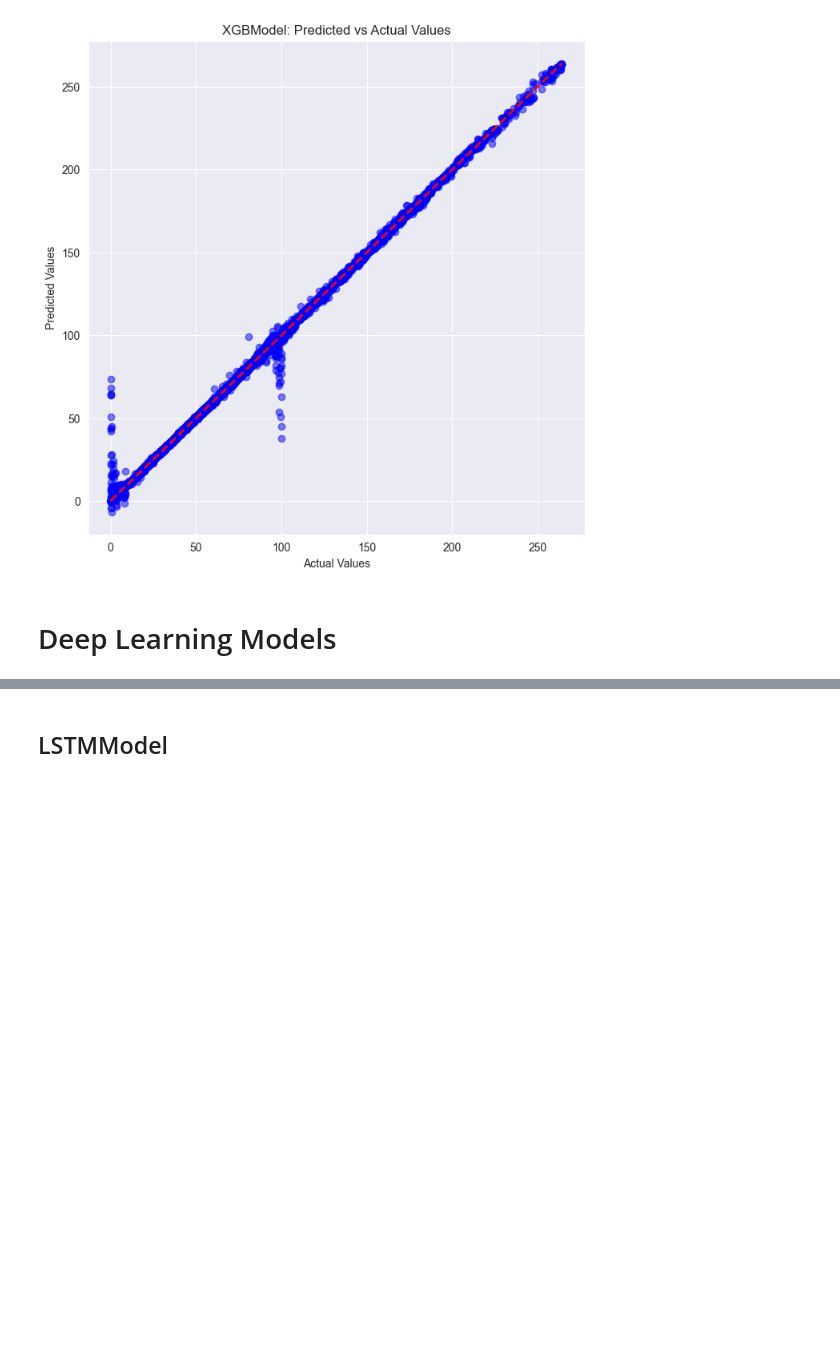
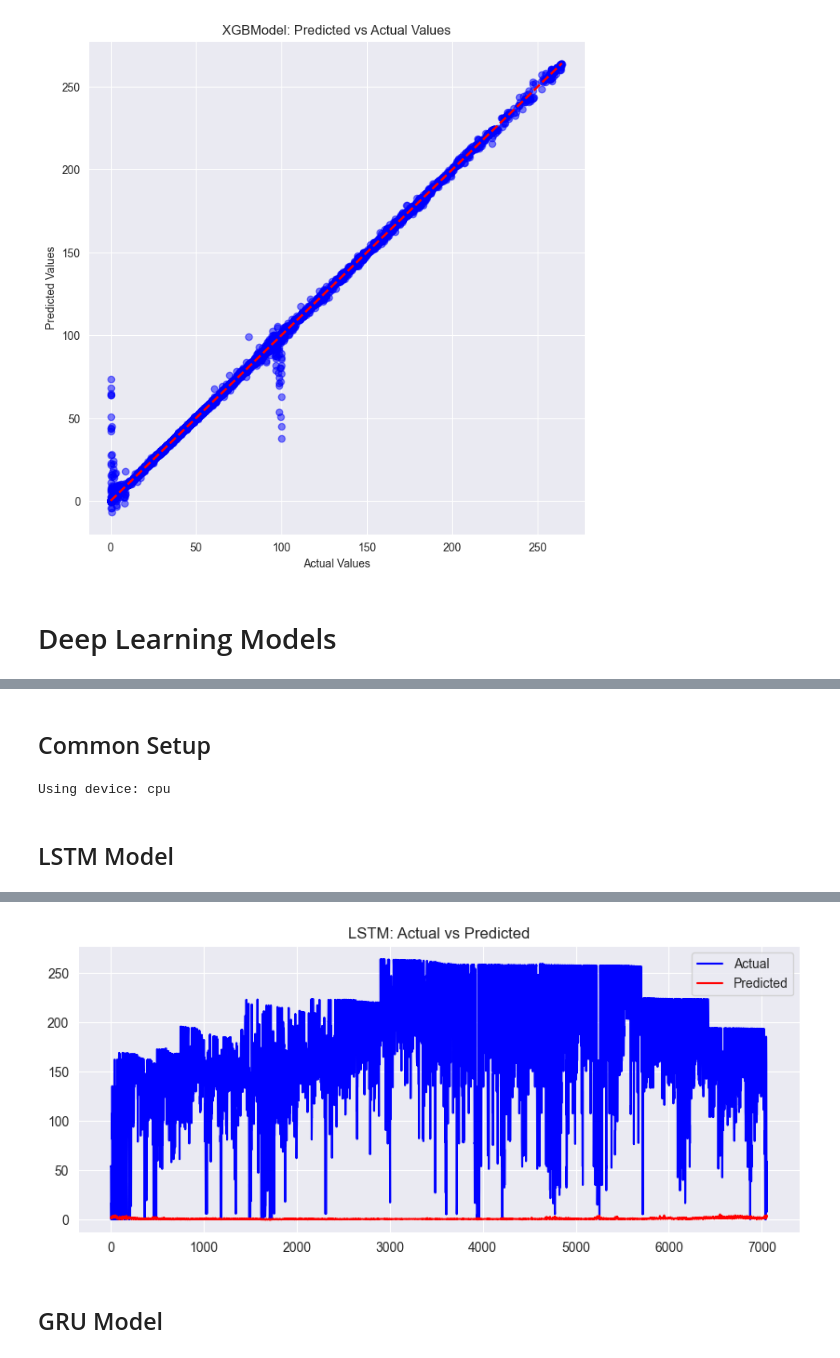
Before and after one commit to zahidesad/learning-from-data-kilowizards, a Jupyter notebook: notebooks/03_model_evaluation.ipynb, the cells around one changed output, grey strips where cells are left out. Saved outputs shown, nothing was run; the diff lists cells and outputs as text; code cells hidden in the pictures; blank space fills up the shorter version.

Commit message:
Deep Learning Models Tested
Below models tested on jupyter. Additionaly, evaluation.py implemented and visualization.py improved.

GRUModel,
BiLSTMModel,
TransformerModel

```diff
--- a/notebooks/03_model_evaluation.ipynb
+++ b/notebooks/03_model_evaluation.ipynb
@@ -203,0 +275,60 @@ import torch
+# %% [markdown]
+## Common Setup
+# %%
+device = "cuda" if torch.cuda.is_available() else "cpu"
+print("Using device:", device)
+
+def evaluate_predictions(preds_tensor, y_true_tensor):
+    preds = preds_tensor.detach().cpu().numpy().flatten()
+    ytrue = y_true_tensor.detach().cpu().numpy().flatten()
+    mse = mean_squared_error(ytrue, preds)
+    mae = mean_absolute_error(ytrue, preds)
+    return mse, mae, preds, ytrue
+
+def plot_results(ytrue_np, ypred_np, title="DL Model"):
+    plt.figure(figsize=(10,4))
+    plt.plot(ytrue_np, label="Actual", color='blue')
+    plt.plot(ypred_np, label="Predicted", color='red')
+    plt.title(title)
+    plt.legend()
+    plt.show()
+
+# Convert to torch tensors, shape => (N,1,F)
+X_train_t = torch.tensor(X_train_arr, dtype=torch.float32).unsqueeze(1).to(device)
+y_train_t = torch.tensor(y_train_arr, dtype=torch.float32).to(device)
+
+X_test_t  = torch.tensor(X_test_arr,  dtype=torch.float32).unsqueeze(1).to(device)
+y_test_t  = torch.tensor(y_test_arr,  dtype=torch.float32).to(device)
+# %% [output]
+Using device: cpu
+# %% [markdown]
+## LSTM Model
+# %%
+print("\n=== LSTM Test ===")
+
+lstm_model = LSTMModel(
+    input_dim=X_train_t.shape[2],
+    hidden_dim=64,
+    num_layers=2,
+    output_dim=1,
+    device=device
+)
+
+# Lower LR can help avoid "NaN" losses if data is tricky
+lstm_model.fit(
+    X_train_t,
+    y_train_t,
+    epochs=10,
+    batch_size=32,
+    lr=1e-5,   # smaller LR to avoid NaN
+    verbose=True
+)
+
+y_pred_lstm = lstm_model.predict(X_test_t)
+y_pred_lstm = torch.from_numpy(y_pred_lstm).float().to(device)  # convert np->torch for eval
+
+mse_lstm, mae_lstm, preds_np_lstm, ytrue_np = evaluate_predictions(y_pred_lstm, y_test_t)
+print(f"LSTM => MSE={mse_lstm:.4f}, MAE={mae_lstm:.4f}")
+
+plot_results(ytrue_np, preds_np_lstm, title="LSTM: Actual vs Predicted")
+# %% [output]
@@ -204,3 +347,4 @@ import torch
+[figure, added]
 # %% [markdown]
-## LSTMModel
+## GRU Model
 # %%
```
Also changed, not shown: parts of 17 cells of this notebook, 5 other files.
